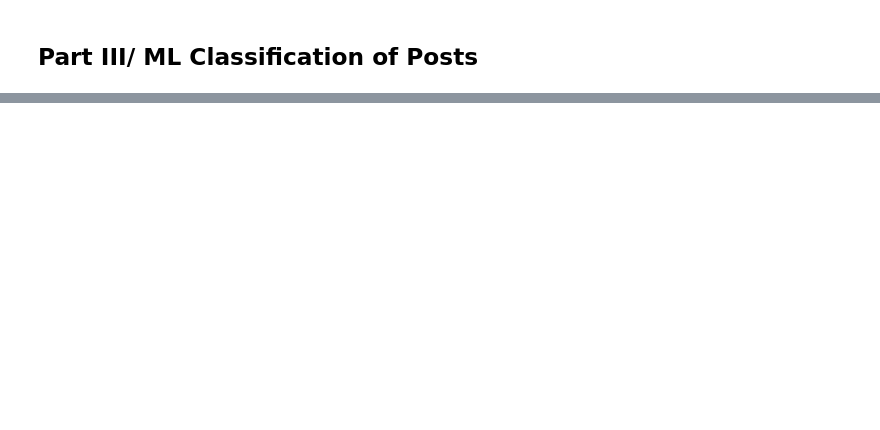
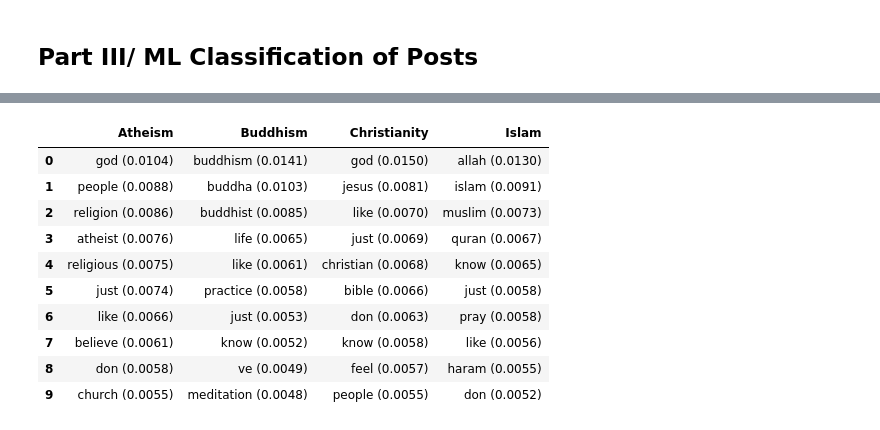
Before and after one commit to gianjaeger/Religious-subreddit-analysis, a Jupyter notebook: RedditTextAnalysis.ipynb, the cells around one changed output, grey strips where cells are left out. Drawn from its saved outputs; the diff is of its cells as text; code cells hidden in the pictures; blank space fills up the shorter version.

```diff
--- a/RedditTextAnalysis.ipynb
+++ b/RedditTextAnalysis.ipynb
@@ -314,0 +367,14 @@ death: 76
+# %%
+get_feature_names(nb_model,tfidf_vectorizer,10)
+# %% [output]
+|  | Atheism | Buddhism | Christianity | Islam |
+| 0 | god (0.0104) | buddhism (0.0141) | god (0.0150) | allah (0.0130) |
+| 1 | people (0.0088) | buddha (0.0103) | jesus (0.0081) | islam (0.0091) |
+| 2 | religion (0.0086) | buddhist (0.0085) | like (0.0070) | muslim (0.0073) |
+| 3 | atheist (0.0076) | life (0.0065) | just (0.0069) | quran (0.0067) |
+| 4 | religious (0.0075) | like (0.0061) | christian (0.0068) | know (0.0065) |
+| 5 | just (0.0074) | practice (0.0058) | bible (0.0066) | just (0.0058) |
+| 6 | like (0.0066) | just (0.0053) | don (0.0063) | pray (0.0058) |
+| 7 | believe (0.0061) | know (0.0052) | know (0.0058) | like (0.0056) |
+| 8 | don (0.0058) | ve (0.0049) | feel (0.0057) | haram (0.0055) |
+| 9 | church (0.0055) | meditation (0.0048) | people (0.0055) | don (0.0052) |
```
Also changed, not shown: parts of 14 cells of this notebook, 2 other files.
